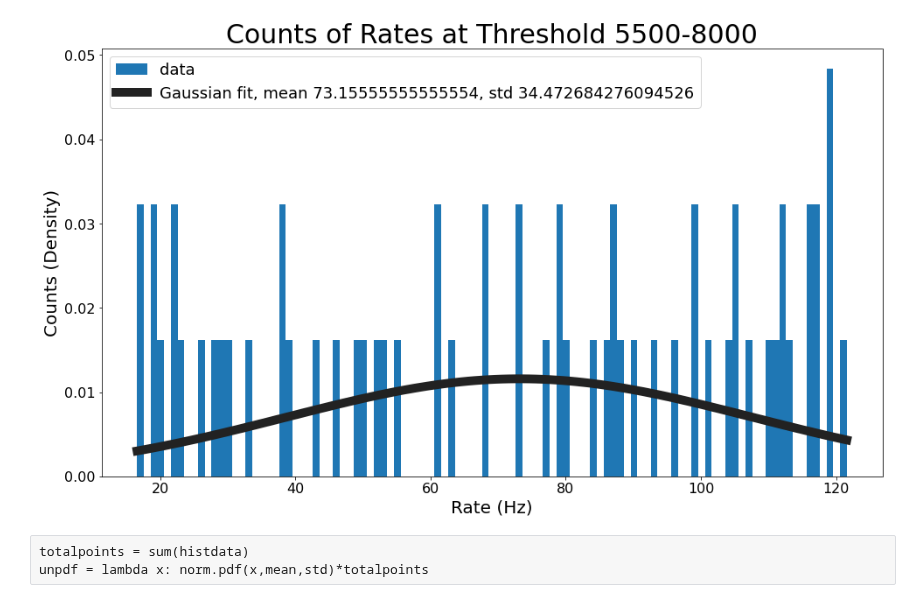
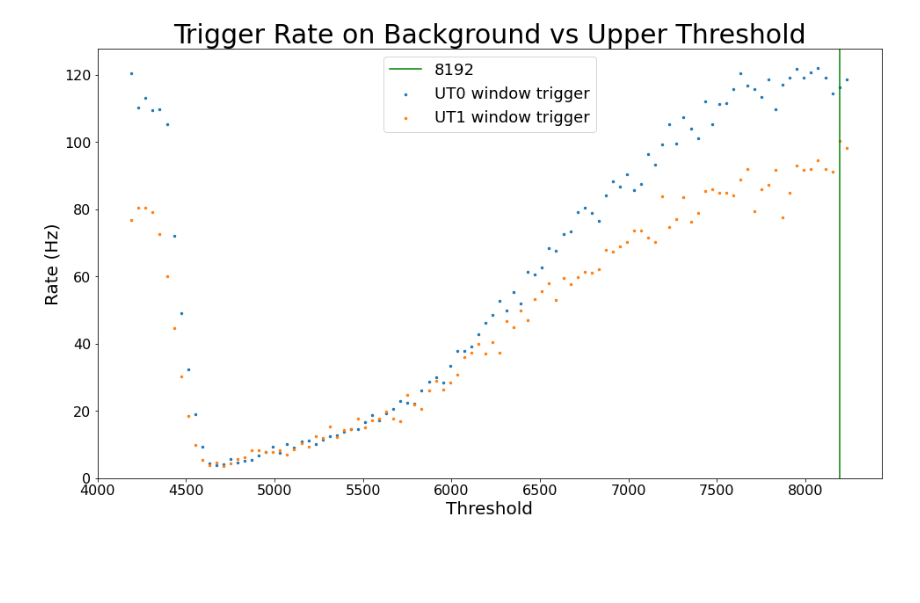
Before and after one commit to villano-lab/NaI_Array_Firmware, a Jupyter notebook: test_firmwares/UniversalTrigger0/PlotRates.ipynb, the cells around one changed output. Cells and saved outputs as stored; diff of their text form; code cells hidden in the pictures; blank space fills up the shorter version.

Commit message:
[ANV] updated plotting notebook

```diff
--- a/test_firmwares/UniversalTrigger0/PlotRates.ipynb
+++ b/test_firmwares/UniversalTrigger0/PlotRates.ipynb
@@ -43,24 +29,23 @@ plt.show()
+# %%
+data3 = pd.read_csv("../UniversalTrigger1/data/NaIscanwindow_20220426_out.csv") #Change to match local file name/location
+data4 = pd.read_csv("../UniversalTrigger1/data/NaIscanwindow_20220426_4_out.csv") #Change to match local file name/location
 # %%
 plt.figure(figsize=(16,9))
 
-histdata = data.iloc[:,1][data.iloc[:,0]>5500][data.iloc[:,0]<8000]
-bins = np.arange(histdata.min(),histdata.max())
+plt.scatter(data.iloc[:,0],data.iloc[:,1],s=6,label="UT0 window trigger")
+plt.scatter(data3.iloc[:,0],data3.iloc[:,1],s=6,label="UT1 window trigger")
+#plt.plot(data.iloc[:,0],data.iloc[:,1],label="interpolation",zorder=0,color="#AAAAAA")
+plt.axvline(8192,color="green",label="8192")
 
-mean,std = norm.fit(histdata)
-
-plt.hist(histdata,bins=bins,density=True,label="data")
-plt.plot(bins,norm.pdf(bins,mean,std),label="Gaussian fit, mean "+str(mean)+", std "+str(std),color="#222222",linewidth=10)
-
-plt.title("Counts of Rates at Threshold 5500-8000",size=30)
-plt.xlabel("Rate (Hz)",size=20)
-plt.ylabel("Counts (Density)",size=20)
-plt.rc('xtick', labelsize=14) #fontsize of the x tick labels
-plt.rc('ytick', labelsize=14) #fontsize of the y tick labels
+plt.xlabel("Threshold",size=20)
+plt.ylabel("Rate (Hz)",size=20)
+plt.title("Trigger Rate on Background vs Upper Threshold",size=30)
+plt.rc('xtick', labelsize=16) #fontsize of the x tick labels
+plt.rc('ytick', labelsize=16) #fontsize of the y tick labels
+plt.xlim(4000)
+plt.ylim(0)
 
 plt.legend(fontsize=18)
 plt.show()
 # %% [output]
-[figure, old version]
+[figure, new version]
-# %% [raw]
-totalpoints = sum(histdata)
-unpdf = lambda x: norm.pdf(x,mean,std)*totalpoints
```
Also changed, not shown: parts of 5 cells of this notebook.
